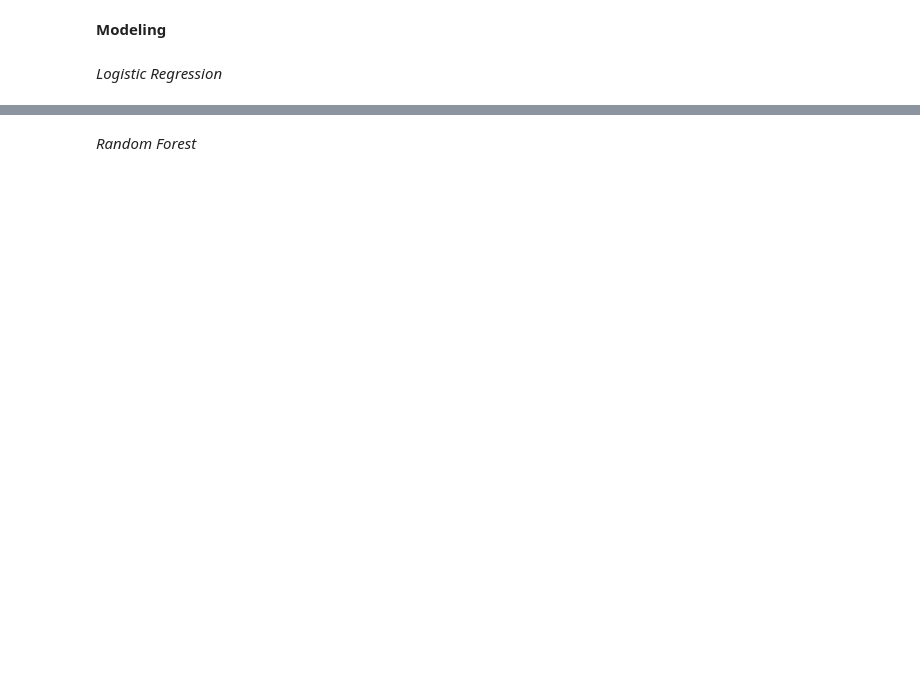
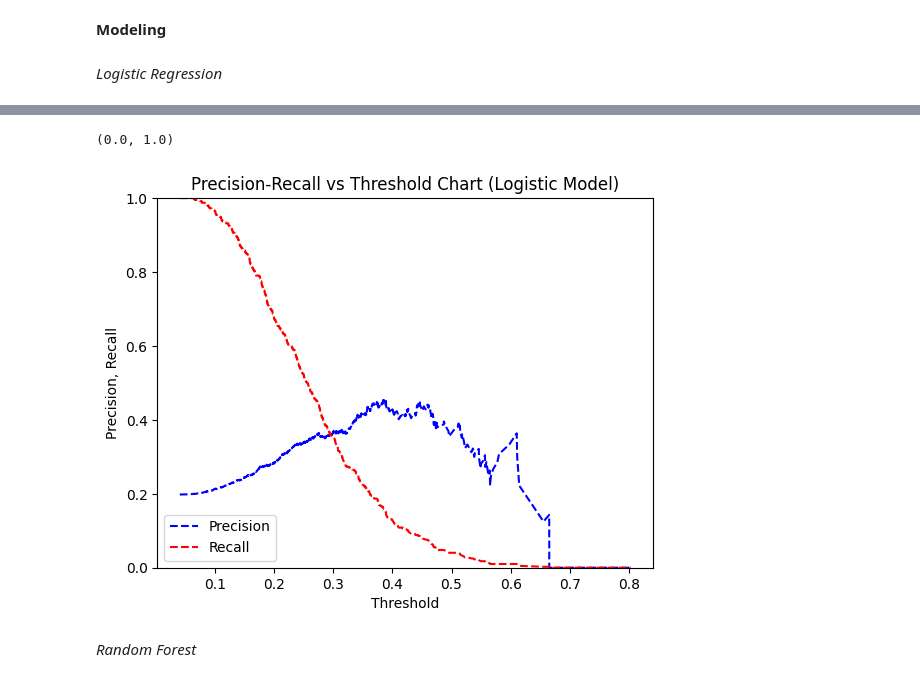
Before and after one commit to mmwitters/CDA_Project, a Jupyter notebook: Final Project.ipynb, the cells around one changed output, grey strips where cells are left out. Drawn from its saved outputs; the diff is of its cells as text; code cells hidden in the pictures; blank space fills up the shorter version.

```diff
--- a/Final Project.ipynb
+++ b/Final Project.ipynb
@@ -480,23 +568,26 @@ for i in threshold_list:
 # %%
 #pred_y=log.predict(X_test_mod)
 
-#probs_y=log.predict_proba(X_test_mod)
+probs_y=log.predict_proba(X_test_mod)
   # probs_y is a 2-D array of probability of being labeled as 0 (first
   #column of
   #array) vs 1 (2nd column in array)
 
 precision, recall, thresholds = precision_recall_curve(y_test, probs_y[:,
 1])
    #retrieve probability of being 1(in second column of probs_y)
 pr_auc = auc(recall, precision)
 
 plt.title("Precision-Recall vs Threshold Chart (Logistic Model)")
 plt.plot(thresholds, precision[: -1], "b--", label="Precision")
 plt.plot(thresholds, recall[: -1], "r--", label="Recall")
 plt.ylabel("Precision, Recall")
 plt.xlabel("Threshold")
 plt.legend(loc="lower left")
 plt.ylim([0,1])
+# %% [output]
+(0.0, 1.0)
+[figure, added]
 # %%
 #based off plot above, a threshold around 0.3 may produce the best prediction performance
 # %% [markdown]
```
Also changed, not shown: parts of 18 cells of this notebook.
